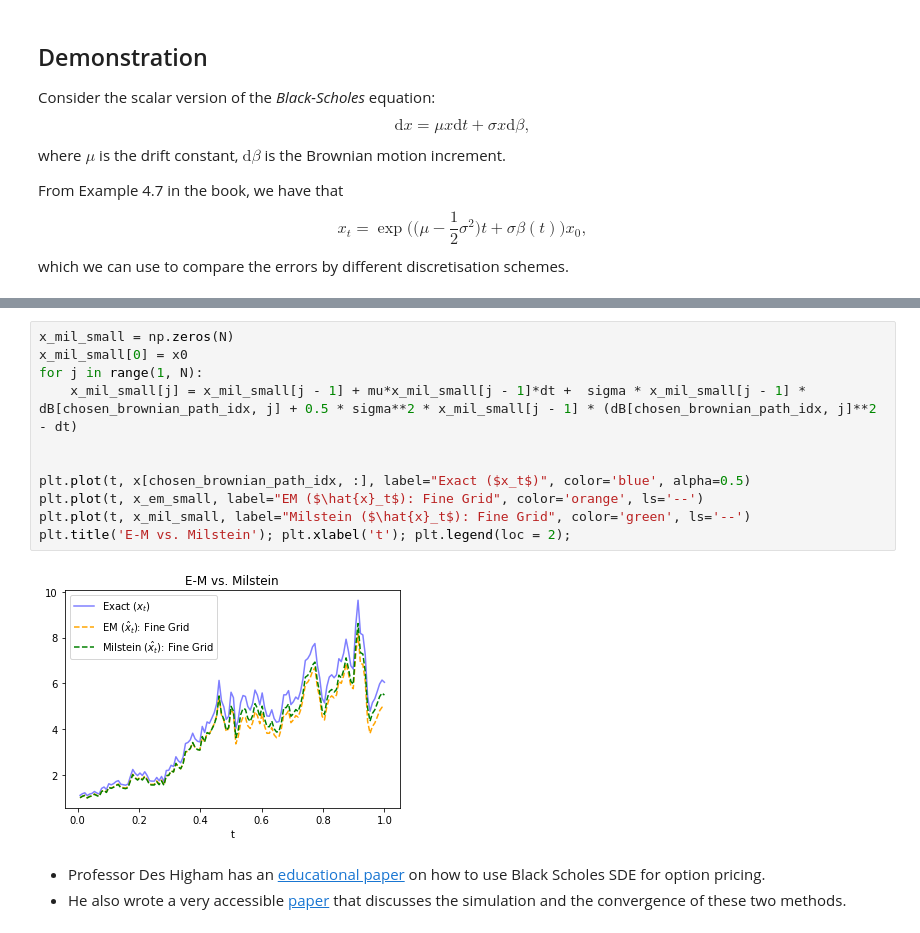
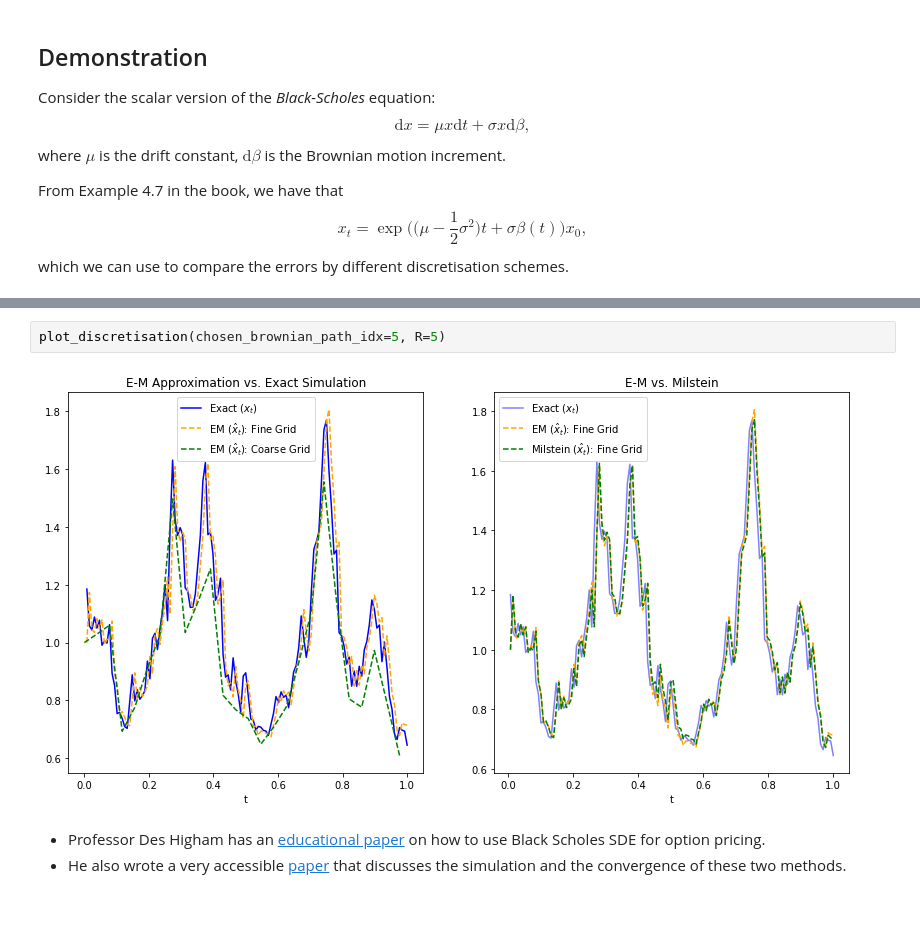
Before and after one commit to jp2011/sdes-notes, a Jupyter notebook: numerical-simulation-sdes.ipynb, the cells around one changed output, grey strips where cells are left out. Drawn from its saved outputs; the diff is of its cells as text.

```diff
--- a/numerical-simulation-sdes.ipynb
+++ b/numerical-simulation-sdes.ipynb
@@ -297,16 +319,7 @@ plt.title('E-M Approximation vs. Exact Simulation'); plt.xlabel('t'); plt.legend
-# %%
-x_mil_small = np.zeros(N)
-x_mil_small[0] = x0
-for j in range(1, N):
-    x_mil_small[j] = x_mil_small[j - 1] + mu*x_mil_small[j - 1]*dt +  sigma * x_mil_small[j - 1] * dB[chosen_brownian_path_idx, j] + 0.5 * sigma**2 * x_mil_small[j - 1] * (dB[chosen_brownian_path_idx, j]**2 - dt)
-
-
-plt.plot(t, x[chosen_brownian_path_idx, :], label="Exact ($x_t$)", color='blue', alpha=0.5)
-plt.plot(t, x_em_small, label="EM ($\hat{x}_t$): Fine Grid", color='orange', ls='--')
-plt.plot(t, x_mil_small, label="Milstein ($\hat{x}_t$): Fine Grid", color='green', ls='--')
-plt.title('E-M vs. Milstein'); plt.xlabel('t'); plt.legend(loc = 2);
-# %% [output]
-[figure, removed]
+# %%
+plot_discretisation(chosen_brownian_path_idx=5, R=5)
+# %% [output]
+[figure, added]
 # %% [markdown]
 - Professor Des Higham has an [educational paper](https://doi.org/10.1109/MCSE.2004.62) on how to use Black Scholes SDE for option pricing.
 - He also wrote a very accessible [paper](https://doi.org/10.1137/S0036144500378302) that discusses the simulation and the convergence of these two methods.
```
Also changed, not shown: parts of 22 cells of this notebook.
